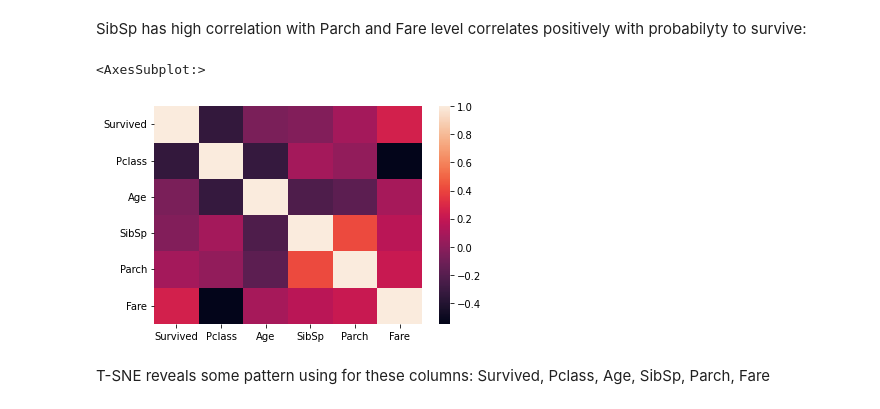
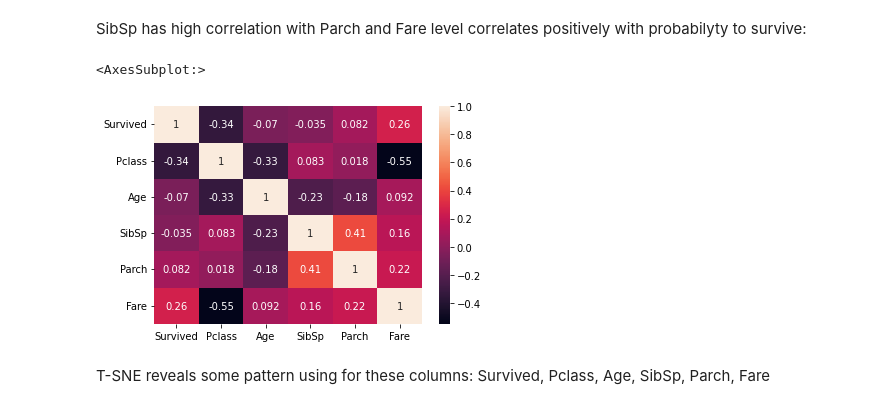
Before and after one commit to dolium/ml_course_project_bogdan_salyp, a Jupyter notebook: titanic_model.ipynb, the cells around one changed output. Drawn from its saved outputs; the diff is of its cells as text; code cells hidden in the pictures.

```diff
--- a/titanic_model.ipynb
+++ b/titanic_model.ipynb
@@ -94,10 +94,10 @@ trainencoded["Age"].fillna(trainencoded["Age"].mean(), inplace = True)
 SibSp has high correlation with Parch and Fare level correlates positively with probabilyty to survive:
 # %%
 corr = trainencoded[trainencoded.columns[-6:161]].corr()
-sns.heatmap(corr)
+sns.heatmap(corr, annot = True)
 # %% [output]
 <AxesSubplot:>
-[figure, old version]
+[figure, new version]
 # %% [markdown]
 T-SNE reveals some pattern using for these columns: Survived,	Pclass,	 Age,	SibSp,	Parch,	Fare
 # %%
```
Also changed, not shown: parts of 33 cells of this notebook.
